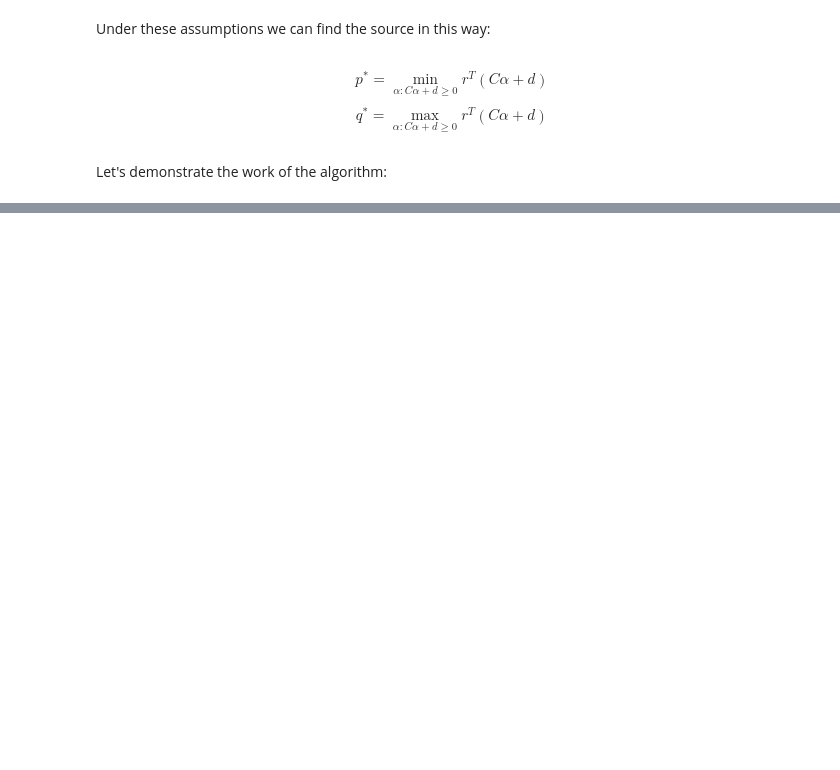
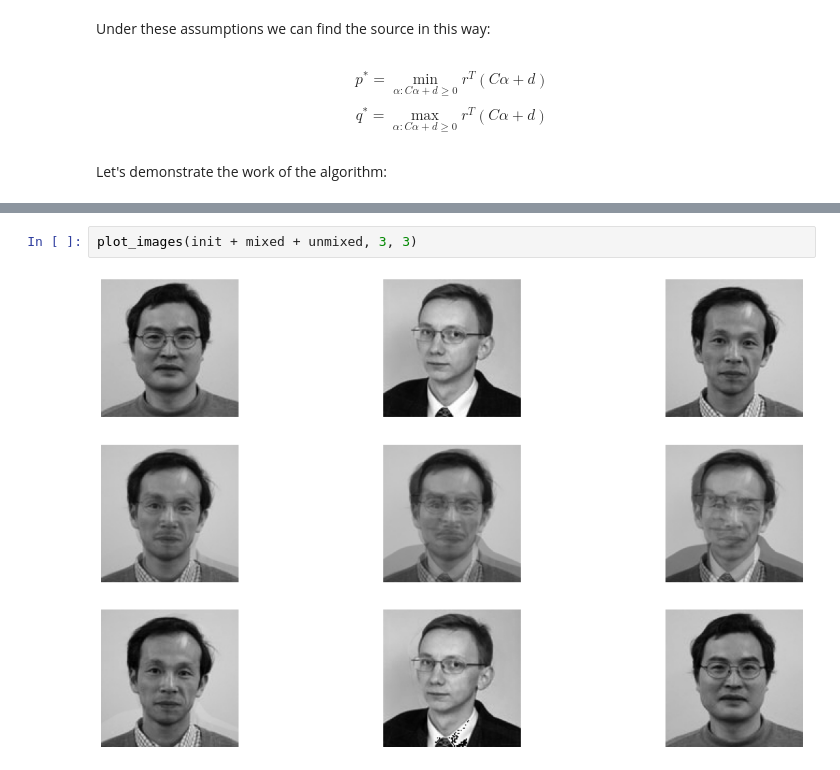
Before and after one commit to kostya2709/Optimization, a Jupyter notebook: source_separation/src/demo.ipynb, the cells around one changed output, grey strips where cells are left out. Saved outputs shown, nothing was run; the diff lists cells and outputs as text; blank space fills up the shorter version.

```diff
--- a/source_separation/src/demo.ipynb
+++ b/source_separation/src/demo.ipynb
@@ -23,0 +56,4 @@ ModuleNotFoundError: No module named 'scipy'
+# %%
+plot_images(init + mixed + unmixed, 3, 3)
+# %% [output]
+[figure, added]
```
Also changed, not shown: parts of 21 cells of this notebook, 21 other files.
